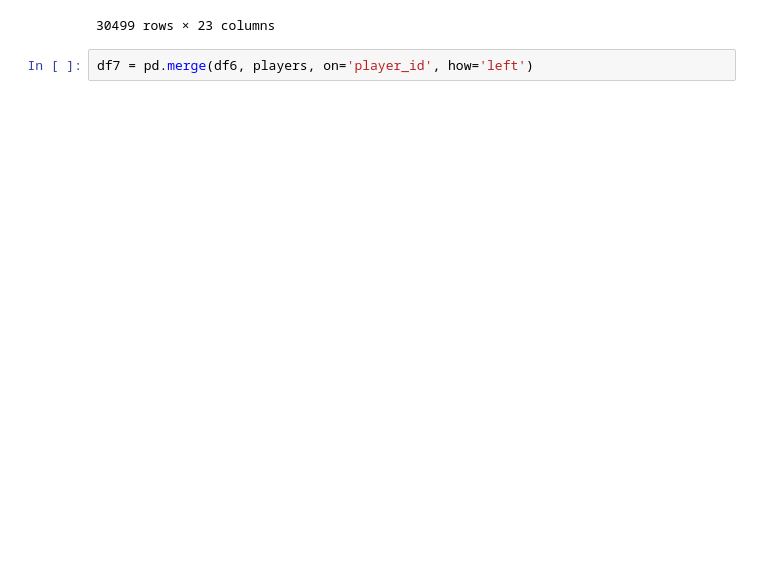
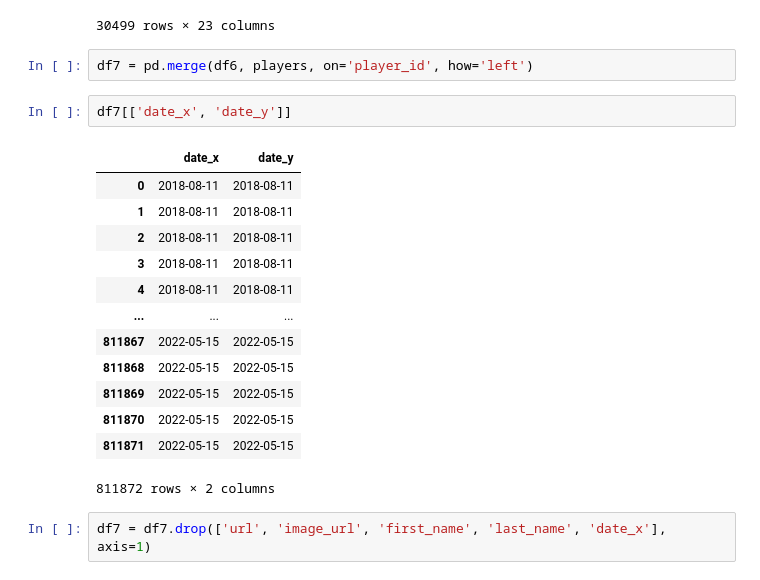
Before and after one commit to MijeongKim0533/PJ_Best_Combination, a Jupyter notebook: SY/Untitled-1.ipynb, the cells around one changed output. Saved outputs shown, nothing was run; the diff lists cells and outputs as text; blank space fills up the shorter version.

```diff
--- a/SY/Untitled-1.ipynb
+++ b/SY/Untitled-1.ipynb
@@ -405,6 +387,24 @@ players
 30499 rows × 23 columns
 # %%
 df7 = pd.merge(df6, players, on='player_id', how='left')
+# %%
+df7[['date_x', 'date_y']]
+# %% [output]
+|  | date_x | date_y |
+| 0 | 2018-08-11 | 2018-08-11 |
+| 1 | 2018-08-11 | 2018-08-11 |
+| 2 | 2018-08-11 | 2018-08-11 |
+| 3 | 2018-08-11 | 2018-08-11 |
+| 4 | 2018-08-11 | 2018-08-11 |
+| ... | ... | ... |
+| 811867 | 2022-05-15 | 2022-05-15 |
+| 811868 | 2022-05-15 | 2022-05-15 |
+| 811869 | 2022-05-15 | 2022-05-15 |
+| 811870 | 2022-05-15 | 2022-05-15 |
+| 811871 | 2022-05-15 | 2022-05-15 |
+811872 rows × 2 columns
+# %%
+df7 = df7.drop(['url', 'image_url', 'first_name', 'last_name', 'date_x'], axis=1)
 # %%
 df7.info()
 # %% [output]
```
Also changed, not shown: parts of 9 cells of this notebook.
